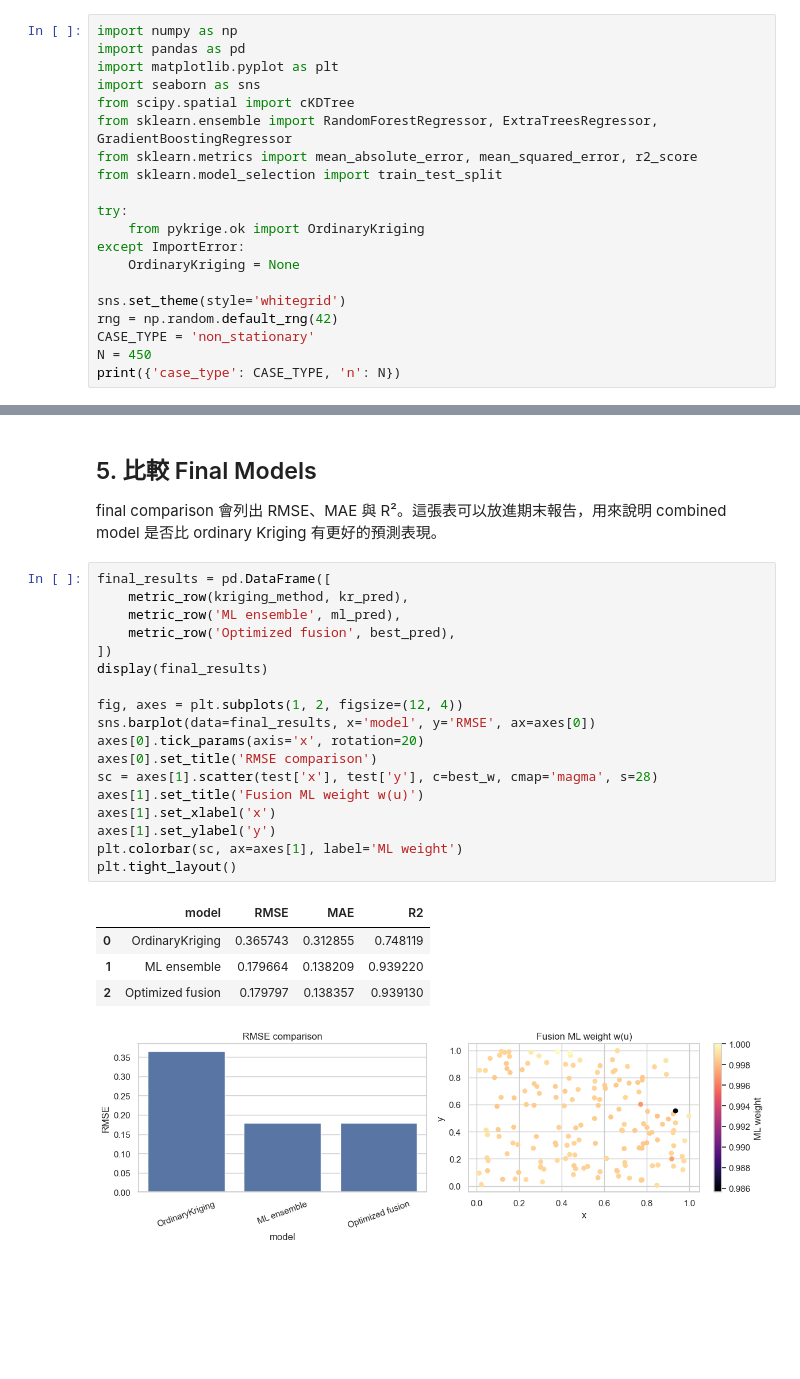
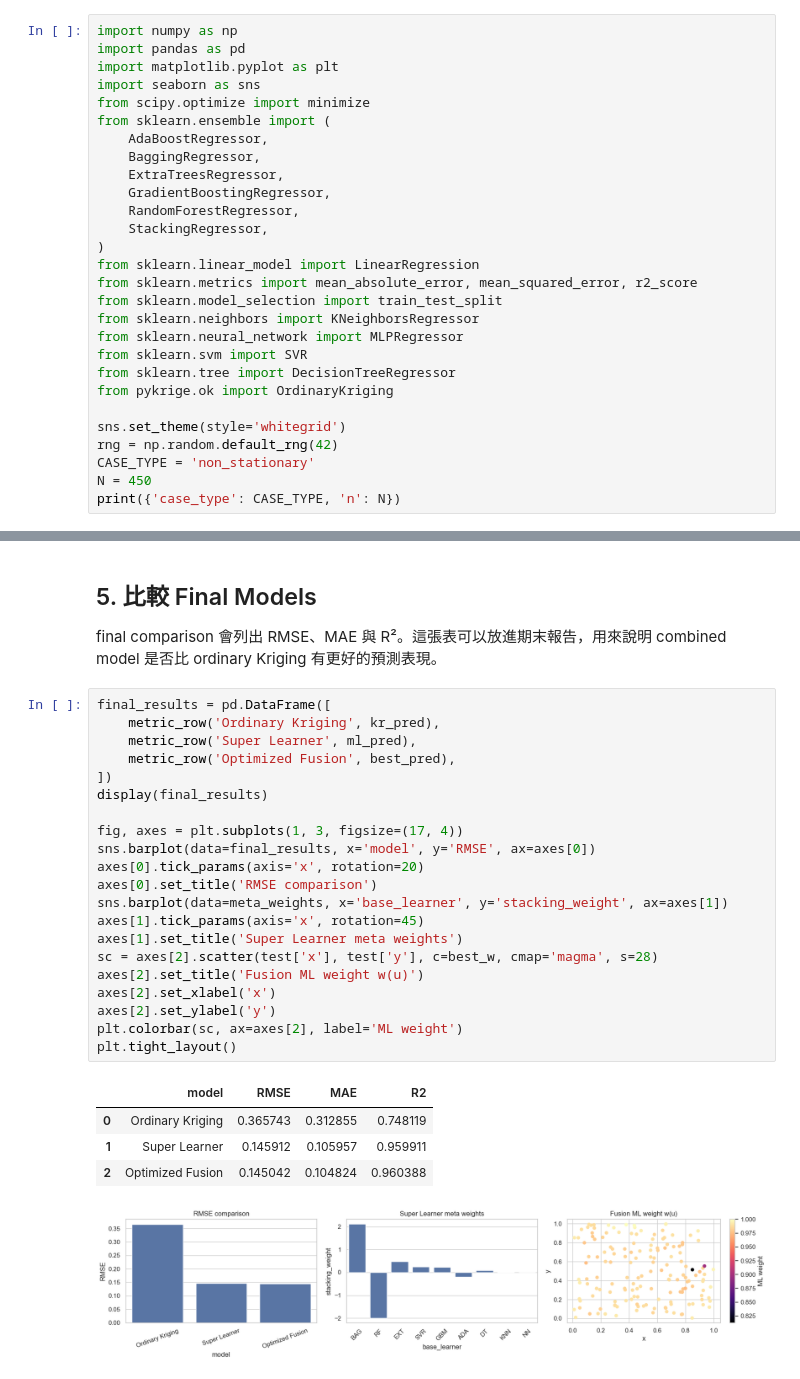
Before and after one commit to shu-ming0808/use_ML_with_kriging, a Jupyter notebook: main/02_paper_reproduction_simulation.ipynb, the cells around one changed output, grey strips where cells are left out. Drawn from its saved outputs; the diff is of its cells as text; blank space fills up the shorter version.

```diff
--- a/main/02_paper_reproduction_simulation.ipynb
+++ b/main/02_paper_reproduction_simulation.ipynb
@@ -11,15 +11,23 @@ import numpy as np
 import pandas as pd
 import matplotlib.pyplot as plt
 import seaborn as sns
-from scipy.spatial import cKDTree
-from sklearn.ensemble import RandomForestRegressor, ExtraTreesRegressor, GradientBoostingRegressor
+from scipy.optimize import minimize
+from sklearn.ensemble import (
+    AdaBoostRegressor,
+    BaggingRegressor,
+    ExtraTreesRegressor,
+    GradientBoostingRegressor,
+    RandomForestRegressor,
+    StackingRegressor,
+)
+from sklearn.linear_model import LinearRegression
 from sklearn.metrics import mean_absolute_error, mean_squared_error, r2_score
 from sklearn.model_selection import train_test_split
-
-try:
-    from pykrige.ok import OrdinaryKriging
-except ImportError:
-    OrdinaryKriging = None
+from sklearn.neighbors import KNeighborsRegressor
+from sklearn.neural_network import MLPRegressor
+from sklearn.svm import SVR
+from sklearn.tree import DecisionTreeRegressor
+from pykrige.ok import OrdinaryKriging
 
 sns.set_theme(style='whitegrid')
 rng = np.random.default_rng(42)
@@ -175,25 +227,28 @@ plt.tight_layout()
 final comparison 會列出 RMSE、MAE 與 R²。這張表可以放進期末報告，用來說明 combined model 是否比 ordinary Kriging 有更好的預測表現。
 # %%
 final_results = pd.DataFrame([
-    metric_row(kriging_method, kr_pred),
-    metric_row('ML ensemble', ml_pred),
-    metric_row('Optimized fusion', best_pred),
+    metric_row('Ordinary Kriging', kr_pred),
+    metric_row('Super Learner', ml_pred),
+    metric_row('Optimized Fusion', best_pred),
 ])
 display(final_results)
 
-fig, axes = plt.subplots(1, 2, figsize=(12, 4))
+fig, axes = plt.subplots(1, 3, figsize=(17, 4))
 sns.barplot(data=final_results, x='model', y='RMSE', ax=axes[0])
 axes[0].tick_params(axis='x', rotation=20)
 axes[0].set_title('RMSE comparison')
-sc = axes[1].scatter(test['x'], test['y'], c=best_w, cmap='magma', s=28)
-axes[1].set_title('Fusion ML weight w(u)')
-axes[1].set_xlabel('x')
-axes[1].set_ylabel('y')
-plt.colorbar(sc, ax=axes[1], label='ML weight')
+sns.barplot(data=meta_weights, x='base_learner', y='stacking_weight', ax=axes[1])
+axes[1].tick_params(axis='x', rotation=45)
+axes[1].set_title('Super Learner meta weights')
+sc = axes[2].scatter(test['x'], test['y'], c=best_w, cmap='magma', s=28)
+axes[2].set_title('Fusion ML weight w(u)')
+axes[2].set_xlabel('x')
+axes[2].set_ylabel('y')
+plt.colorbar(sc, ax=axes[2], label='ML weight')
 plt.tight_layout()
 # %% [output]
 |  | model | RMSE | MAE | R2 |
-| 0 | OrdinaryKriging | 0.365743 | 0.312855 | 0.748119 |
-| 1 | ML ensemble | 0.179664 | 0.138209 | 0.939220 |
-| 2 | Optimized fusion | 0.179797 | 0.138357 | 0.939130 |
+| 0 | Ordinary Kriging | 0.365743 | 0.312855 | 0.748119 |
+| 1 | Super Learner | 0.145912 | 0.105957 | 0.959911 |
+| 2 | Optimized Fusion | 0.145042 | 0.104824 | 0.960388 |
-[figure, old version]
+[figure, new version]
```
Also changed, not shown: parts of 6 cells of this notebook, 6 other files.
